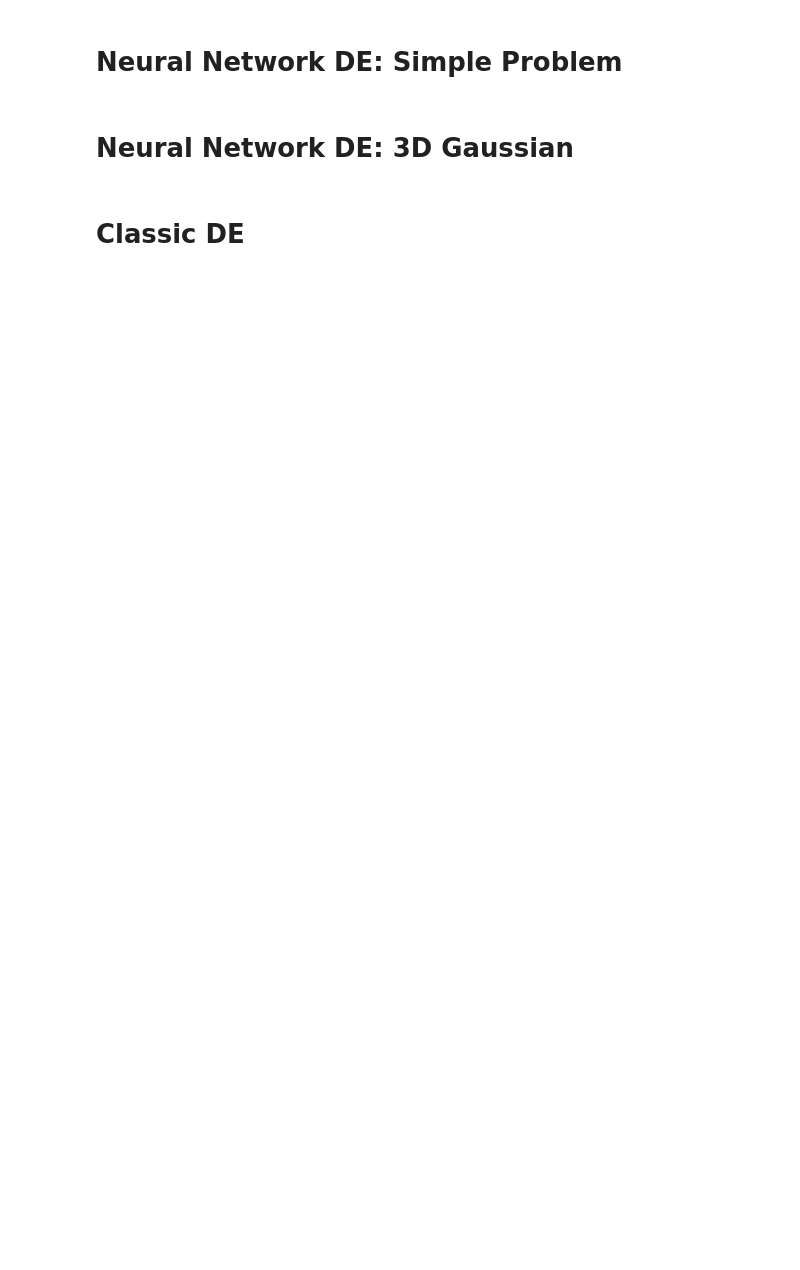
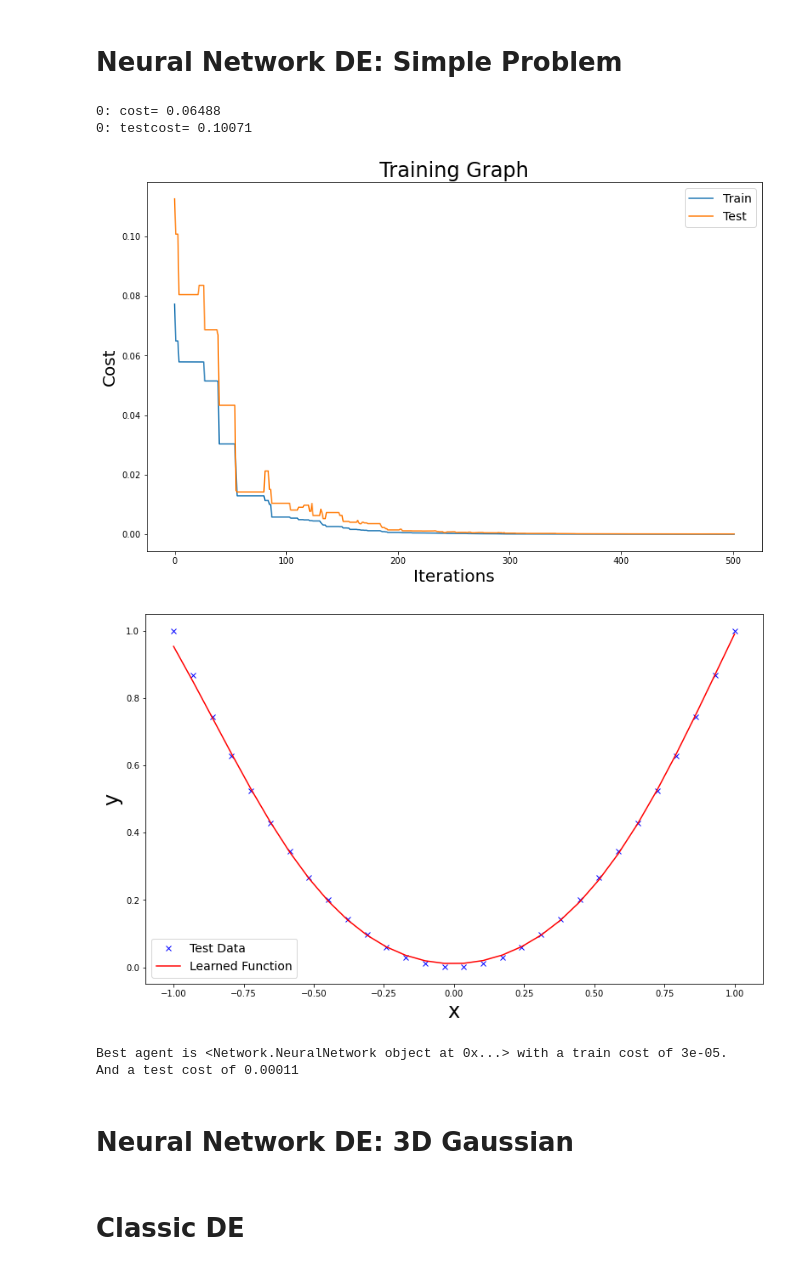
Before and after one commit to FaxMan1/Master-Thesis, a Jupyter notebook: Jupyter/main_DE.ipynb, the cells around one changed output. Drawn from its saved outputs; the diff is of its cells as text; code cells hidden in the pictures; blank space fills up the shorter version.

```diff
--- a/Jupyter/main_DE.ipynb
+++ b/Jupyter/main_DE.ipynb
@@ -11,14 +11,21 @@ from Network import NeuralNetwork
 # %% [markdown]
 # Neural Network DE: Simple Problem
 # %%
-Xtrain, ytrain, Xtest, ytest = create_simple_data('sine', 30, noise=0.1)
+Xtrain, ytrain, Xtest, ytest = create_simple_data('parabola', 30, noise=0)
 
-D = DE(objective_function=MSE, sizes=[1,12,1], pop_size=50, F=0.55, cr=0.85,
+D = DE(objective_function=MSE, sizes=[1,2,1], pop_size=50, afunc='tanh', F=0.55, cr=0.85,
         X=Xtrain, y=ytrain, Xtest=Xtest, ytest=ytest, type='regression')
 
 #best_agent, opt_agent = D.early_stop_training(patience=1000)
-best_agent = D.evolution(num_epochs=10001, verbose=True, print_epoch=1000)
+best_agent = D.evolution(num_epochs=501, verbose=True, print_epoch=1000)
 D.evaluate(plot_function=plot_simple_data, title=r'Fit of $y = x^2$')
+# %% [output]
+0: cost= 0.06488
+0: testcost= 0.10071
+[figure, added]
+[figure, added]
+Best agent is <Network.NeuralNetwork object at 0x...> with a train cost of 3e-05.
+And a test cost of 0.00011
 # %% [markdown]
 # Neural Network DE: 3D Gaussian
 # %%
```
Also changed, not shown: 4 other files.
